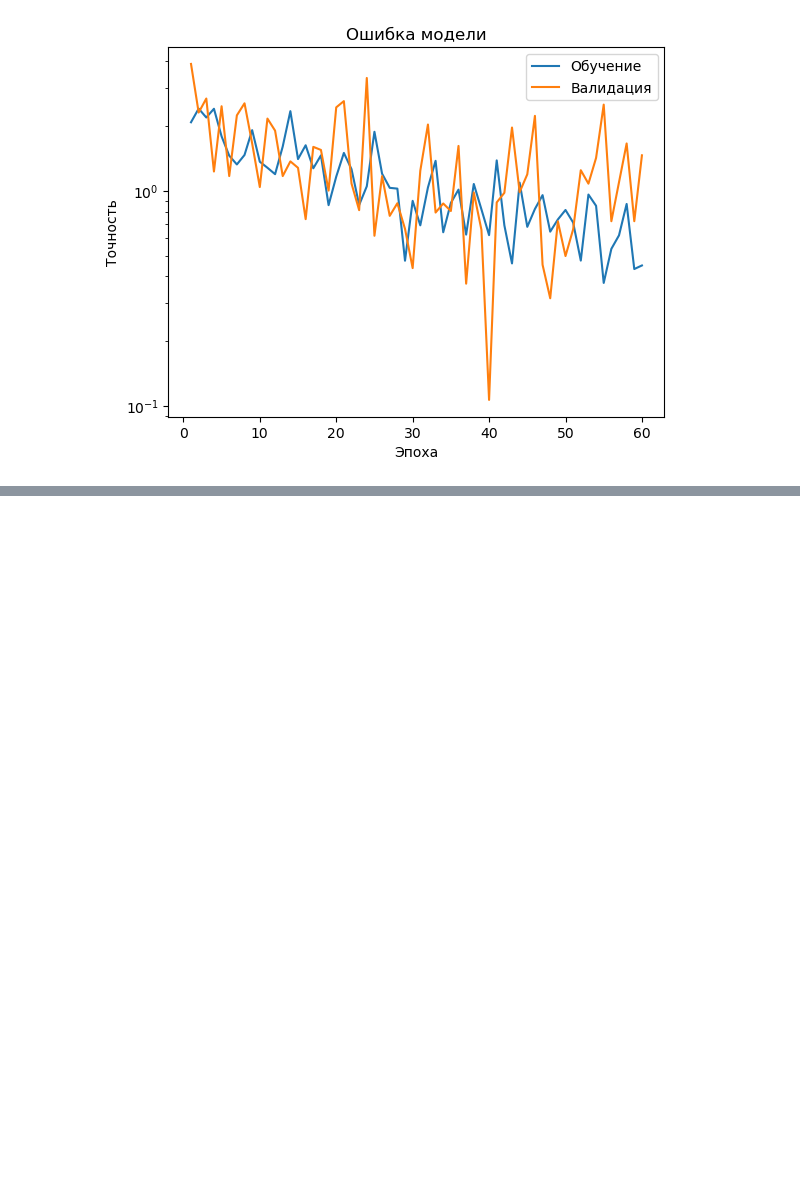
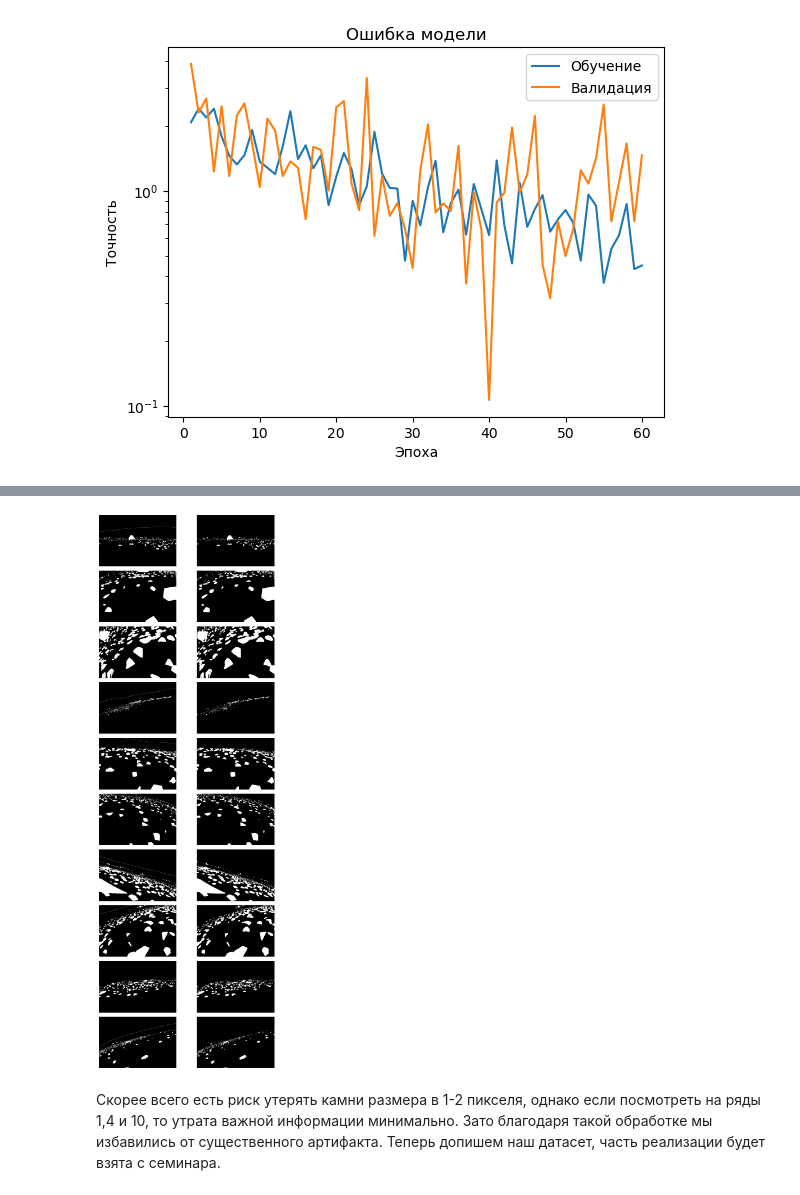
Before and after one commit to EHAT32/cv-masters-2025-fall, a Jupyter notebook: hw3.ipynb, the cells around one changed output, grey strips where cells are left out. Saved outputs shown, nothing was run; the diff lists cells and outputs as text; code cells hidden in the pictures; blank space fills up the shorter version.

```diff
--- a/hw3.ipynb
+++ b/hw3.ipynb
@@ -737,0 +808,20 @@ plt.semilogy()
+# %%
+plt.figure(figsize=(8, 20))
+
+for i in range(10):
+    # слева: старый
+    plt.subplot(10, 2, 2*i + 1)
+    plt.imshow(ds_old[i], cmap='gray')
+    plt.axis('off')
+
+    # справа: новый
+    plt.subplot(10, 2, 2*i + 2)
+    plt.imshow(ds[i], cmap='gray')
+    plt.axis('off')
+
+plt.tight_layout()
+plt.show()
+# %% [output]
+[figure, added]
+# %% [markdown]
+Скорее всего есть риск утерять камни размера в 1-2 пикселя, однако если посмотреть на ряды 1,4 и 10, то утрата важной информации минимально. Зато благодаря такой обработке мы избавились от существенного артифакта. Теперь допишем наш датасет, часть реализации будет взята с семинара.
```
Also changed, not shown: parts of 9 cells of this notebook.
